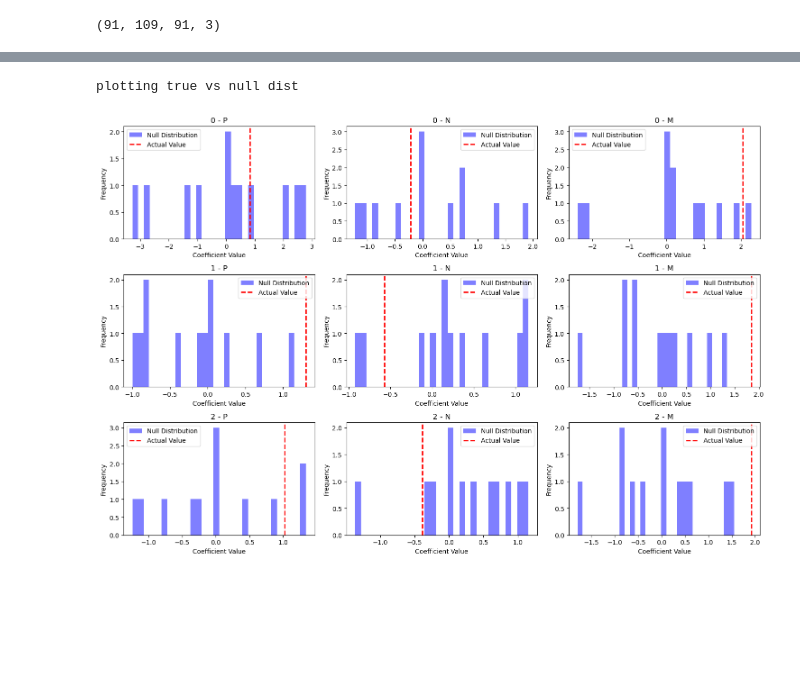
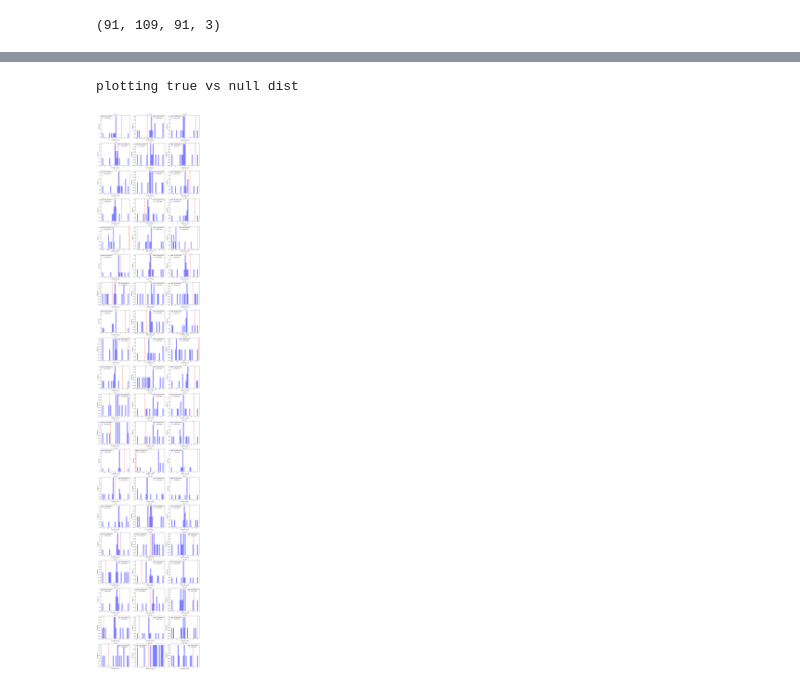
Before and after one commit to rishab-iyer1/isc_scripts, a Jupyter notebook: sliding_isc.ipynb, the cells around one changed output, grey strips where cells are left out. Saved outputs shown, nothing was run; the diff lists cells and outputs as text; code cells hidden in the pictures; blank space fills up the shorter version.

```diff
--- a/sliding_isc.ipynb
+++ b/sliding_isc.ipynb
@@ -21,6 +21,7 @@ roi_selected = ['wholebrain']
 # emotions = ['P', 'N', 'M', 'X', 'Cry']  # Positive, Negative, Mixed, Neutral, Cry
 emotions = ['P', 'N', 'M']
 parcellate = True
+subset_oss = True
 avg_over_roi = False
 spatial = False
 pairwise = False
@@ -30,7 +31,7 @@ step_size = 5
 
 if task == 'toystory':
     n_trs = 288
-    n_shifts = 102400
+    n_shifts = 10240
 elif task == 'onesmallstep':
     n_trs = 454
     n_shifts = 1024
@@ -83,6 +84,14 @@ if parcellate:
     sliding_perm_path += "parcellated"
     n_parcels = 1000
     parc, masked_parc = load_schaeffer1000(parc_path, mask_path)
+
+if subset_oss:
+    assert task == 'toystory'
+    assert parcellate is True
+    assert n_parcels == 1000
+    n_parcels = 183
+    mask = pickle.load(open(f"{data_path}/oss_sig_betas_mask.pkl", 'rb'))
+    union_mask = np.unique(np.concatenate(mask))
 # %%
 # if task == 'onesmallstep':
 # roi_selected = roi_selected[1:]
@@ -176,7 +185,7 @@ if parcellate:
         true_means.append(mean_mses[np.argmin(mean_mses)])
         true_stds.append(std_mses[np.argmin(std_mses)])
         true_r2s.append(model.score(slide_behav, true_isc_data))
-    # [print(f"emotion consensus explains {true_r2s[r]:.2f} of variance in {roi} synchrony") for r, roi in enumerate(roi_selected)]
+    [print(f"emotion consensus explains {true_r2s[r]:.2%} of variance in {roi} synchrony") for r, roi in enumerate(roi_selected)]
 else:
     true_coefs = np.empty(shape=(len(roi_selected), len(emotions)))
     true_means = []
@@ -195,4 +204,4 @@ else:
         true_means.append(mean_mses[np.argmin(mean_mses)])
         true_stds.append(std_mses[np.argmin(std_mses)])
         true_r2s.append(model.score(slide_behav, true_isc_data))
-    [print(f"emotion consensus explains {true_r2s[r]:.2f} of variance in {roi} synchrony") for r, roi in enumerate(roi_selected)]
+    [print(f"emotion consensus explains {true_r2s[r]:.2%} of variance in {roi} synchrony") for r, roi in enumerate(roi_selected)]
@@ -417,39 +464,40 @@ nib.save(coef_nii, f"{data_path}/emotion_betas_corrected_{n_shifts}perms_{len(ro
 # p_r2, roi_selected
 # %%
 if parcellate:
-    num_to_plot = 3
+    num_to_plot = 20
     print('plotting true vs null dist')
-    plt.figure(figsize=(15, 10))
+    plt.figure(figsize=(15, 4*num_to_plot))
     for parcel in tqdm(range(num_to_plot)):
         for e, emo in enumerate(emotions):
             plt.subplot(num_to_plot, len(emotions), parcel * len(emotions) + e + 1)
             plt.hist(perm_coefs[parcel, :, e], bins=30, color='blue', alpha=0.5, label='Null Distribution')
             plt.axvline(true_coefs[parcel, e], color='red', linestyle='dashed', linewidth=2, label='Actual Value')
             plt.title(f"{parcel} - {emo}")
             plt.xlabel('Coefficient Value')
             plt.ylabel('Frequency')
             plt.legend()
 
     plt.tight_layout()
     plt.savefig(f'{figure_path}/true_vs_null_{n_shifts}perms_{len(roi_selected)}rois')
+    plt.show()
 else:
     print('plotting true vs null dist')
     plt.figure(figsize=(15, 10))
     for r, roi in tqdm(enumerate(roi_selected), total=len(roi_selected)):
         for e, emo in enumerate(emotions):
             plt.subplot(len(roi_selected), len(emotions), r * len(emotions) + e + 1)
             plt.hist(perm_coefs[r, :, e], bins=30, color='blue', alpha=0.5, label='Null Distribution')
             plt.axvline(true_coefs[r, e], color='red', linestyle='dashed', linewidth=2, label='Actual Value')
             plt.title(f"{roi} - {emo}")
             plt.xlabel('Coefficient Value')
             plt.ylabel('Frequency')
             plt.legend()
 
     plt.tight_layout()
     # plt.savefig(f'{figure_path}/true_vs_null')
 # %% [output]
 plotting true vs null dist
-[figure, old version]
+[figure, new version]
 # %%
 # plt.figure(figsize=(15, 10))
 # for e, emo in enumerate(emotions):
```
Also changed, not shown: parts of 9 cells of this notebook, 6 other files.
